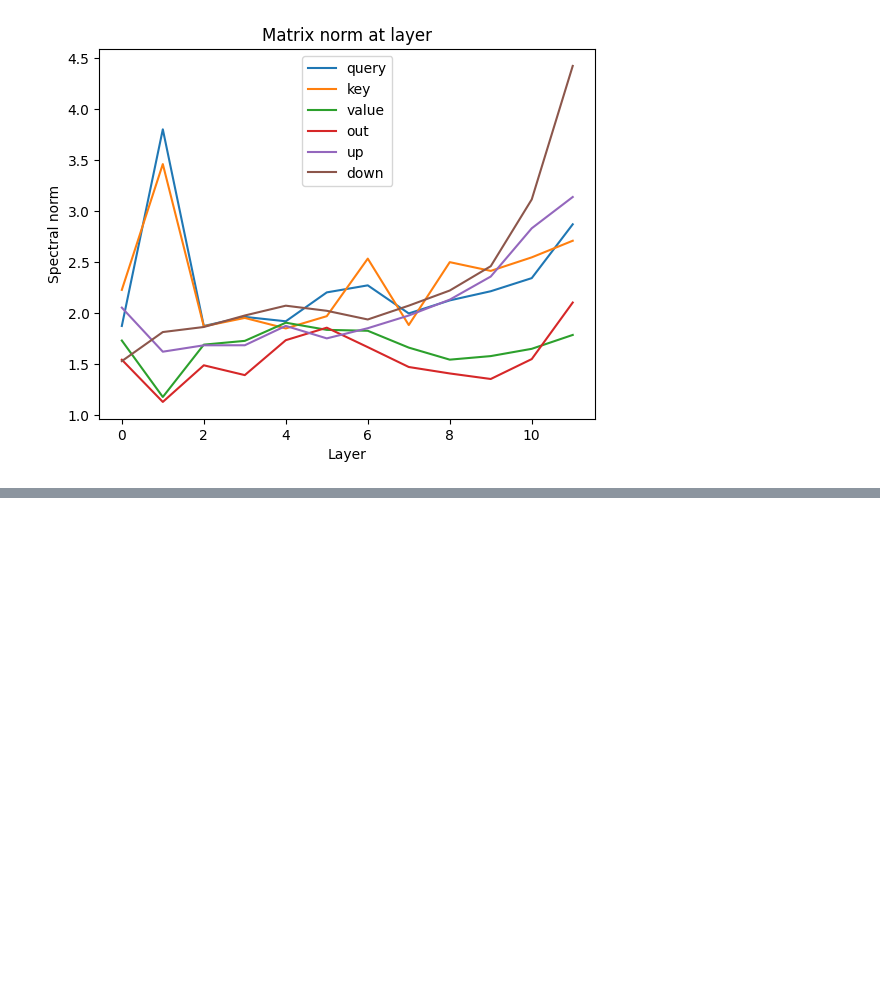
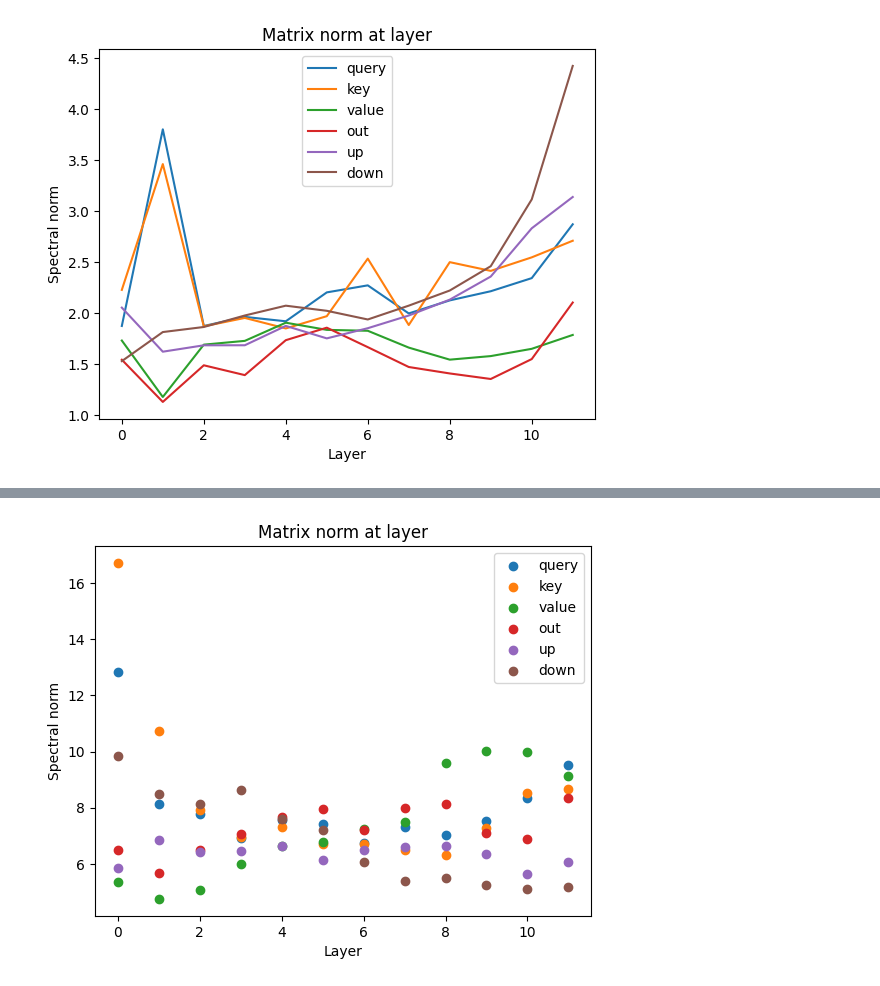
Before and after one commit to EIFY/mup-vit, a Jupyter notebook: notebooks/weight_investigation.ipynb, the cells around one changed output, grey strips where cells are left out. Cells and saved outputs as stored; diff of their text form; code cells hidden in the pictures; blank space fills up the shorter version.

```diff
--- a/notebooks/weight_investigation.ipynb
+++ b/notebooks/weight_investigation.ipynb
@@ -147,0 +221,7 @@ plt.savefig(f'matrix_{name}_{t}.png')
+# %%
+name = 'spectral'
+t = 'scatter'
+plot_norm(state_dict['model'], ord=2, t=t, name=name.capitalize())
+plt.savefig(f'modded_nanogpt_matrix_{name}_{t}.png')
+# %% [output]
+[figure, added]
```
Also changed, not shown: parts of 10 cells of this notebook.
